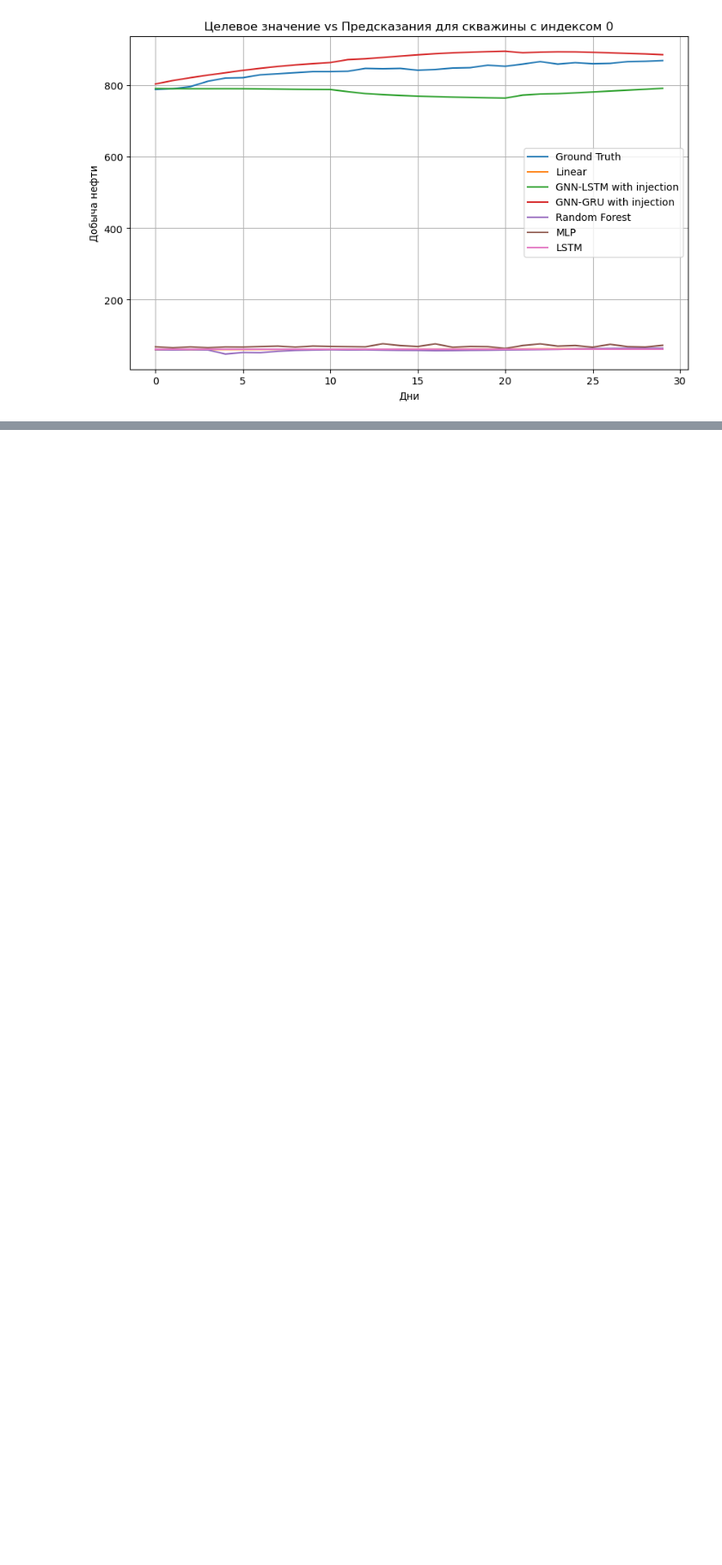
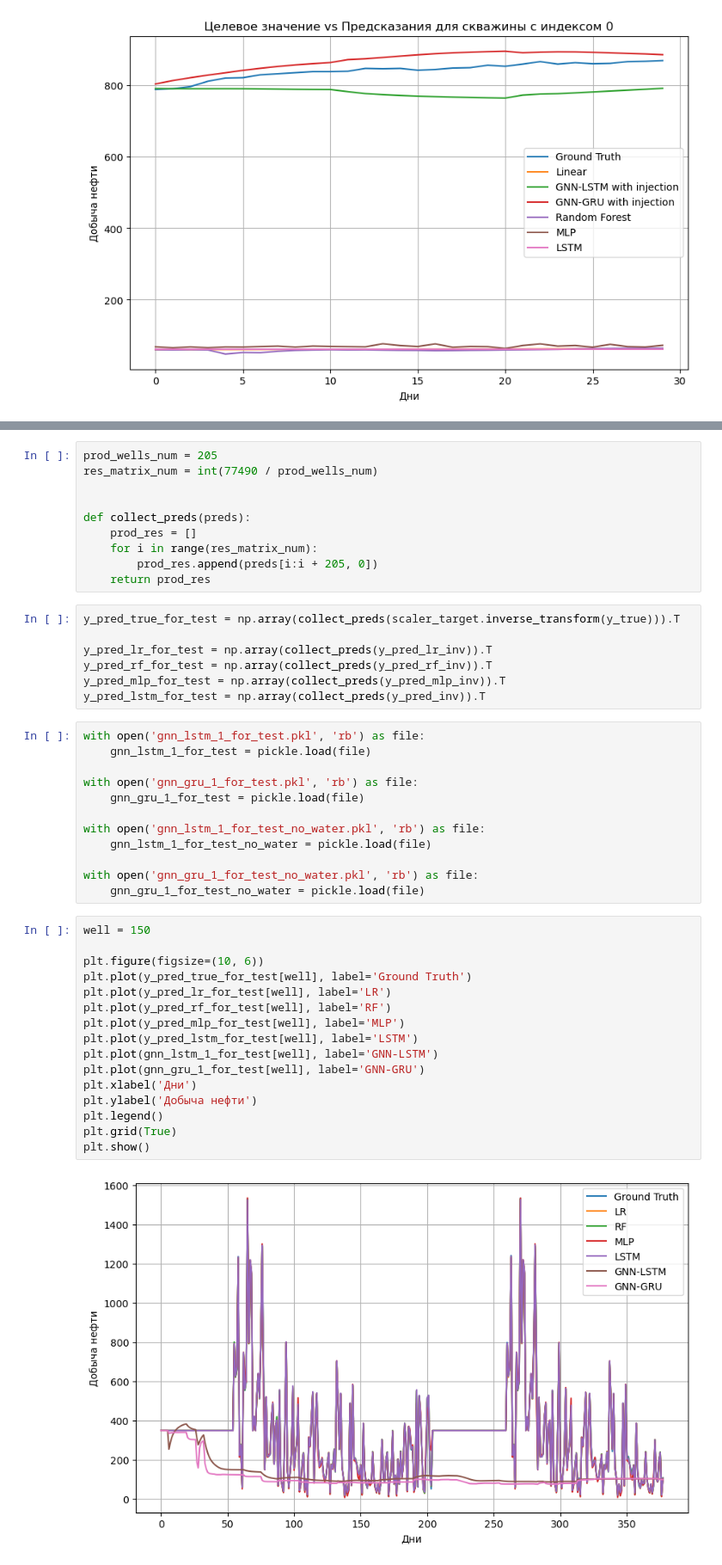
Before and after one commit to KamilFatkhiev/oil-production-prediction-with-gnn, a Jupyter notebook: simple_models.ipynb, the cells around one changed output, grey strips where cells are left out. Shown: that part at 86% size. Saved outputs shown, nothing was run; the diff lists cells and outputs as text; blank space fills up the shorter version.

Commit message:
Add stat. tests and other

```diff
--- a/simple_models.ipynb
+++ b/simple_models.ipynb
@@ -503,0 +592,47 @@ plt.show()
+# %%
+prod_wells_num = 205
+res_matrix_num = int(77490 / prod_wells_num)
+
+
+def collect_preds(preds):
+    prod_res = []
+    for i in range(res_matrix_num):
+        prod_res.append(preds[i:i + 205, 0])
+    return prod_res
+# %%
+y_pred_true_for_test = np.array(collect_preds(scaler_target.inverse_transform(y_true))).T
+
+y_pred_lr_for_test = np.array(collect_preds(y_pred_lr_inv)).T
+y_pred_rf_for_test = np.array(collect_preds(y_pred_rf_inv)).T
+y_pred_mlp_for_test = np.array(collect_preds(y_pred_mlp_inv)).T
+y_pred_lstm_for_test = np.array(collect_preds(y_pred_inv)).T
+# %%
+with open('gnn_lstm_1_for_test.pkl', 'rb') as file:
+    gnn_lstm_1_for_test = pickle.load(file)
+
+with open('gnn_gru_1_for_test.pkl', 'rb') as file:
+    gnn_gru_1_for_test = pickle.load(file)
+
+with open('gnn_lstm_1_for_test_no_water.pkl', 'rb') as file:
+    gnn_lstm_1_for_test_no_water = pickle.load(file)
+
+with open('gnn_gru_1_for_test_no_water.pkl', 'rb') as file:
+    gnn_gru_1_for_test_no_water = pickle.load(file)
+# %%
+well = 150
+
+plt.figure(figsize=(10, 6))
+plt.plot(y_pred_true_for_test[well], label='Ground Truth')
+plt.plot(y_pred_lr_for_test[well], label='LR')
+plt.plot(y_pred_rf_for_test[well], label='RF')
+plt.plot(y_pred_mlp_for_test[well], label='MLP')
+plt.plot(y_pred_lstm_for_test[well], label='LSTM')
+plt.plot(gnn_lstm_1_for_test[well], label='GNN-LSTM')
+plt.plot(gnn_gru_1_for_test[well], label='GNN-GRU')
+plt.xlabel('Дни')
+plt.ylabel('Добыча нефти')
+plt.legend()
+plt.grid(True)
+plt.show()
+# %% [output]
+[figure, added]
```
Also changed, not shown: parts of 17 cells of this notebook, 8 other files.
